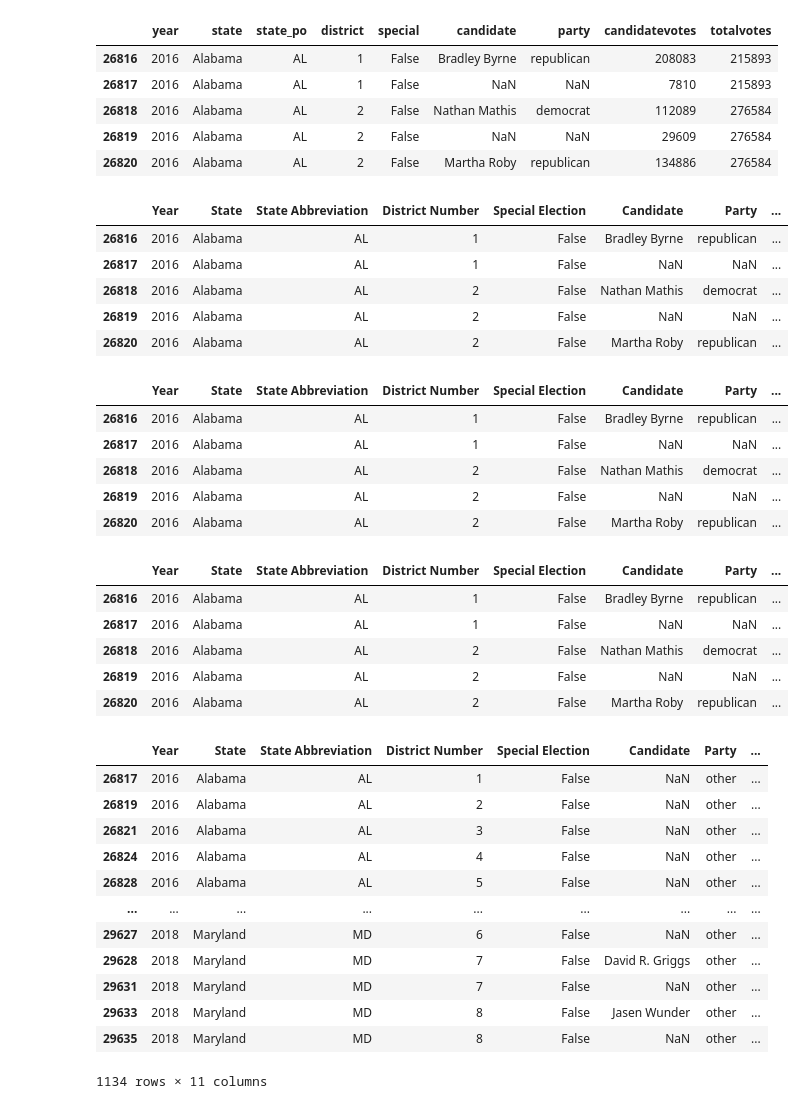
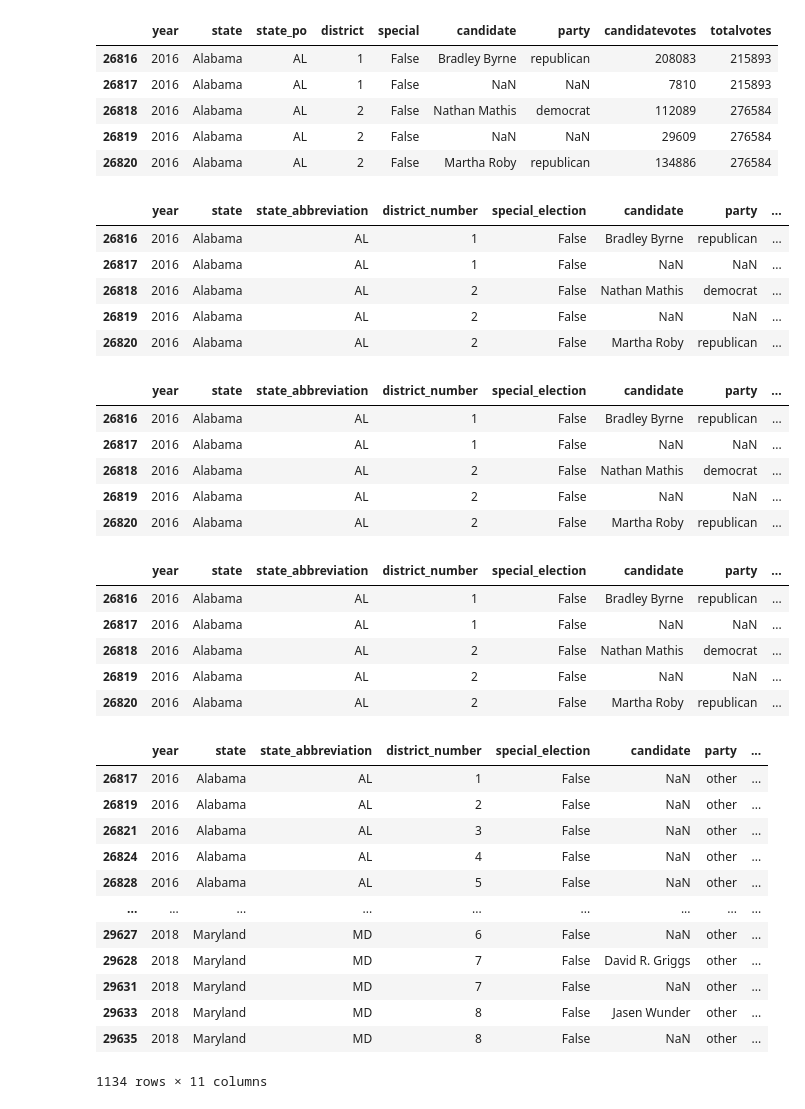
Before and after one commit to megancoggs/ETL-Project, a Jupyter notebook: election_results/house_data_cleanup.ipynb, the cells around one changed output. Drawn from its saved outputs; the diff is of its cells as text; code cells hidden in the pictures.

Commit message:
Add SQL schema, election results, ETL notebook

```diff
--- a/election_results/house_data_cleanup.ipynb
+++ b/election_results/house_data_cleanup.ipynb
@@ -63,12 +63,12 @@ house_df.head()
 | 26820 | 2016 | Alabama | AL | 2 | False | Martha Roby | republican | 134886 | 276584 |
 # %%
 #renaming columns
-house_df = house_df.rename(columns={"year": "Year", "state": "State", "state_po": "State Abbreviation", "district": "District Number",
-                                    "special": "Special Election", "candidate": "Candidate", "party": "Party",
-                                    "candidatevotes": "Candidate Votes", "totalvotes": "Total Votes"})
+house_df = house_df.rename(columns={"state_po": "state_abbreviation", "district": "district_number",
+                                    "special": "special_election", "candidatevotes": "candidate_votes",
+                                    "totalvotes": "total_votes"})
 house_df.head()
 # %% [output]
-|  | Year | State | State Abbreviation | District Number | Special Election | Candidate | Party | ... |
+|  | year | state | state_abbreviation | district_number | special_election | candidate | party | ... |
 | 26816 | 2016 | Alabama | AL | 1 | False | Bradley Byrne | republican | ... |
 | 26817 | 2016 | Alabama | AL | 1 | False | NaN | NaN | ... |
 | 26818 | 2016 | Alabama | AL | 2 | False | Nathan Mathis | democrat | ... |
@@ -76,10 +76,10 @@ house_df.head()
 | 26820 | 2016 | Alabama | AL | 2 | False | Martha Roby | republican | ... |
 # %%
 # Create new column with unique identifier for state-district
-house_df["Congressional District"] = house_df["State Abbreviation"] + "-" + (house_df["District Number"]).astype("str")
+house_df["congressional_district"] = house_df["state_abbreviation"] + "-" + (house_df["district_number"]).astype("str")
 house_df.head()
 # %% [output]
-|  | Year | State | State Abbreviation | District Number | Special Election | Candidate | Party | ... |
+|  | year | state | state_abbreviation | district_number | special_election | candidate | party | ... |
 | 26816 | 2016 | Alabama | AL | 1 | False | Bradley Byrne | republican | ... |
 | 26817 | 2016 | Alabama | AL | 1 | False | NaN | NaN | ... |
 | 26818 | 2016 | Alabama | AL | 2 | False | Nathan Mathis | democrat | ... |
@@ -87,10 +87,10 @@ house_df.head()
 | 26820 | 2016 | Alabama | AL | 2 | False | Martha Roby | republican | ... |
 # %%
 # Create a new column with the % of the vote that the candidate received
-house_df["Candidate Percent"] = house_df["Candidate Votes"] / house_df["Total Votes"]
+house_df["candidate_percent"] = house_df["candidate_votes"] / house_df["total_votes"]
 house_df.head()
 # %% [output]
-|  | Year | State | State Abbreviation | District Number | Special Election | Candidate | Party | ... |
+|  | year | state | state_abbreviation | district_number | special_election | candidate | party | ... |
 | 26816 | 2016 | Alabama | AL | 1 | False | Bradley Byrne | republican | ... |
 | 26817 | 2016 | Alabama | AL | 1 | False | NaN | NaN | ... |
 | 26818 | 2016 | Alabama | AL | 2 | False | Nathan Mathis | democrat | ... |
@@ -98,10 +98,10 @@ house_df.head()
 | 26820 | 2016 | Alabama | AL | 2 | False | Martha Roby | republican | ... |
 # %%
 # Change all parties other than democrat and republican to "other"
-house_df.loc[(house_df["Party"] != "republican") & (house_df["Party"] != "democrat"), "Party"] = "other"
-house_df.loc[house_df["Party"] == "other"]
+house_df.loc[(house_df["party"] != "republican") & (house_df["party"] != "democrat"), "party"] = "other"
+house_df.loc[house_df["party"] == "other"]
 # %% [output]
-|  | Year | State | State Abbreviation | District Number | Special Election | Candidate | Party | ... |
+|  | year | state | state_abbreviation | district_number | special_election | candidate | party | ... |
 | 26817 | 2016 | Alabama | AL | 1 | False | NaN | other | ... |
 | 26819 | 2016 | Alabama | AL | 2 | False | NaN | other | ... |
 | 26821 | 2016 | Alabama | AL | 3 | False | NaN | other | ... |
```
Also changed, not shown: parts of 2 cells of this notebook, 7 other files.
